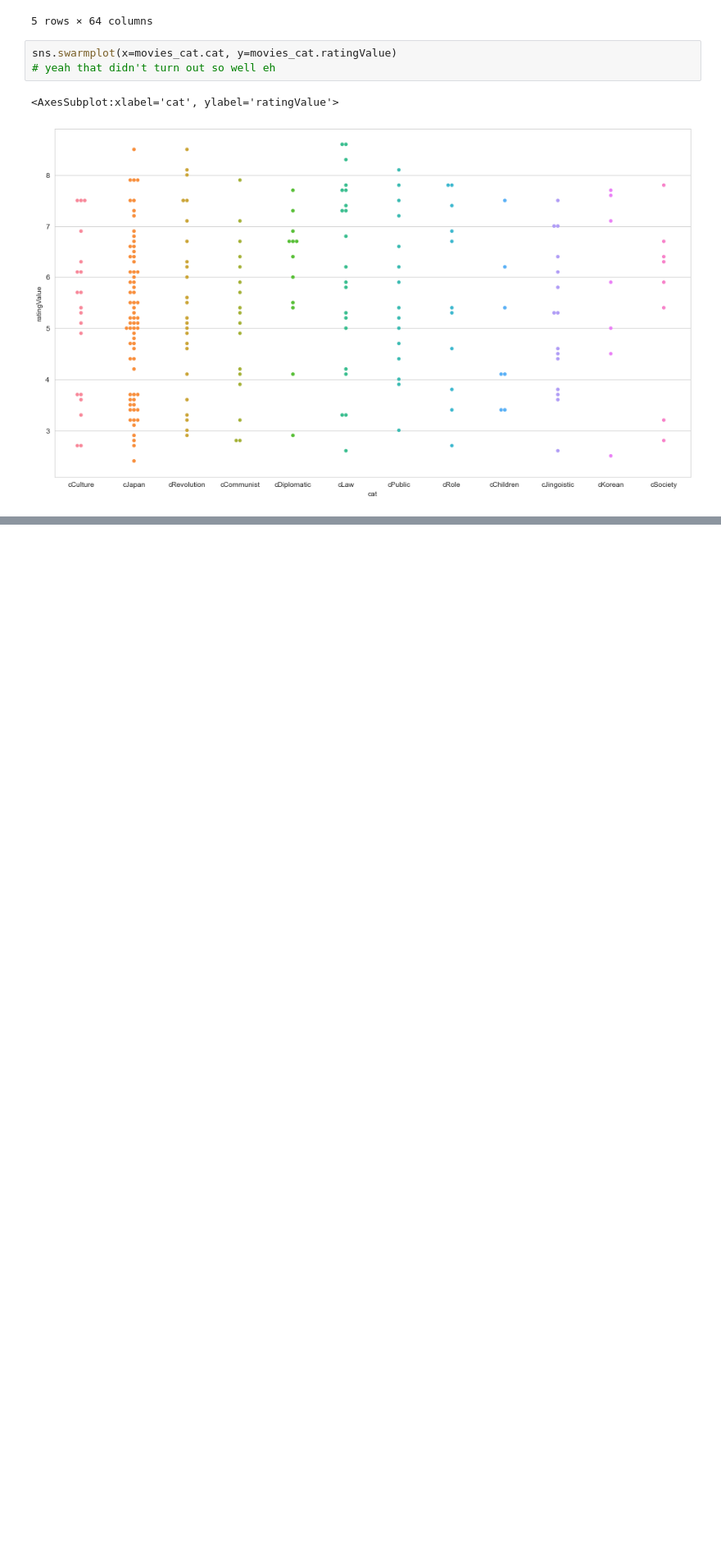
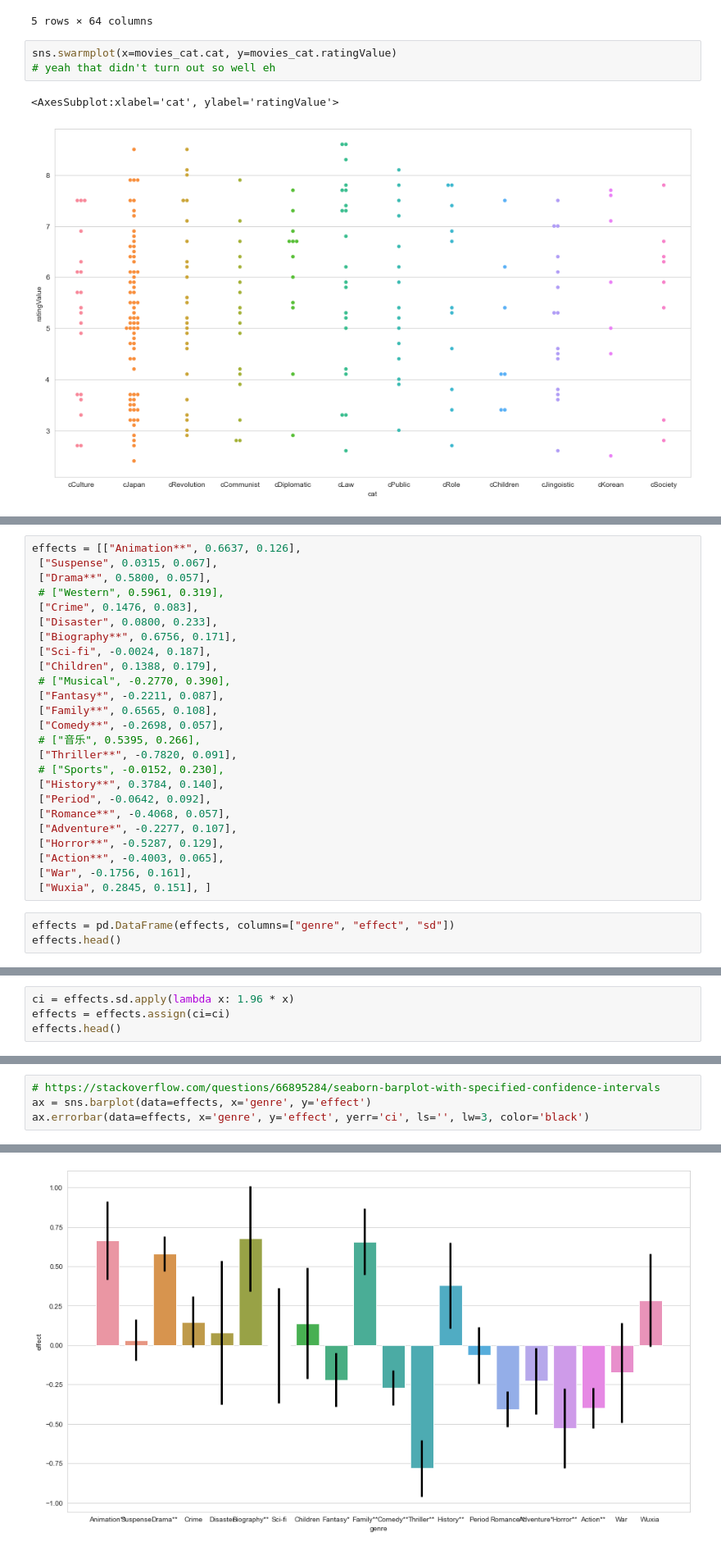
Before and after one commit to contrasting/jingo, a Jupyter notebook: Appendix Charts and Stats.ipynb, the cells around one changed output, grey strips where cells are left out. Shown: that part at 82% size. Saved outputs shown, nothing was run; the diff lists cells and outputs as text; blank space fills up the shorter version.

Commit message:
Add genre_effect.png

```diff
--- a/Appendix Charts and Graphs.ipynb
+++ b/Appendix Charts and Stats.ipynb
@@ -58,0 +104,28 @@ sns.swarmplot(x=movies_cat.cat, y=movies_cat.ratingValue)
+# %%
+effects = [["Animation**", 0.6637, 0.126],
+ ["Suspense", 0.0315, 0.067],
+ ["Drama**", 0.5800, 0.057],
+ # ["Western", 0.5961, 0.319],
+ ["Crime", 0.1476, 0.083],
+ ["Disaster", 0.0800, 0.233],
+ ["Biography**", 0.6756, 0.171],
+ ["Sci-fi", -0.0024, 0.187],
+ ["Children", 0.1388, 0.179],
+ # ["Musical", -0.2770, 0.390],
+ ["Fantasy*", -0.2211, 0.087],
+ ["Family**", 0.6565, 0.108],
+ ["Comedy**", -0.2698, 0.057],
+ # ["音乐", 0.5395, 0.266],
+ ["Thriller**", -0.7820, 0.091],
+ # ["Sports", -0.0152, 0.230],
+ ["History**", 0.3784, 0.140],
+ ["Period", -0.0642, 0.092],
+ ["Romance**", -0.4068, 0.057],
+ ["Adventure*", -0.2277, 0.107],
+ ["Horror**", -0.5287, 0.129],
+ ["Action**", -0.4003, 0.065],
+ ["War", -0.1756, 0.161],
+ ["Wuxia", 0.2845, 0.151], ]
+# %%
+effects = pd.DataFrame(effects, columns=["genre", "effect", "sd"])
+effects.head()
@@ -58,0 +139,4 @@ sns.swarmplot(x=movies_cat.cat, y=movies_cat.ratingValue)
+# %%
+ci = effects.sd.apply(lambda x: 1.96 * x)
+effects = effects.assign(ci=ci)
+effects.head()
@@ -58,0 +150,5 @@ sns.swarmplot(x=movies_cat.cat, y=movies_cat.ratingValue)
+# %%
+# https://stackoverflow.com/questions/66895284/seaborn-barplot-with-specified-confidence-intervals
+ax = sns.barplot(data=effects, x='genre', y='effect')
+ax.errorbar(data=effects, x='genre', y='effect', yerr='ci', ls='', lw=3, color='black')
+# %% [output]
@@ -58,0 +156 @@ sns.swarmplot(x=movies_cat.cat, y=movies_cat.ratingValue)
+[figure, added]
```
Also changed, not shown: parts of 9 cells of this notebook, 1 other file.
